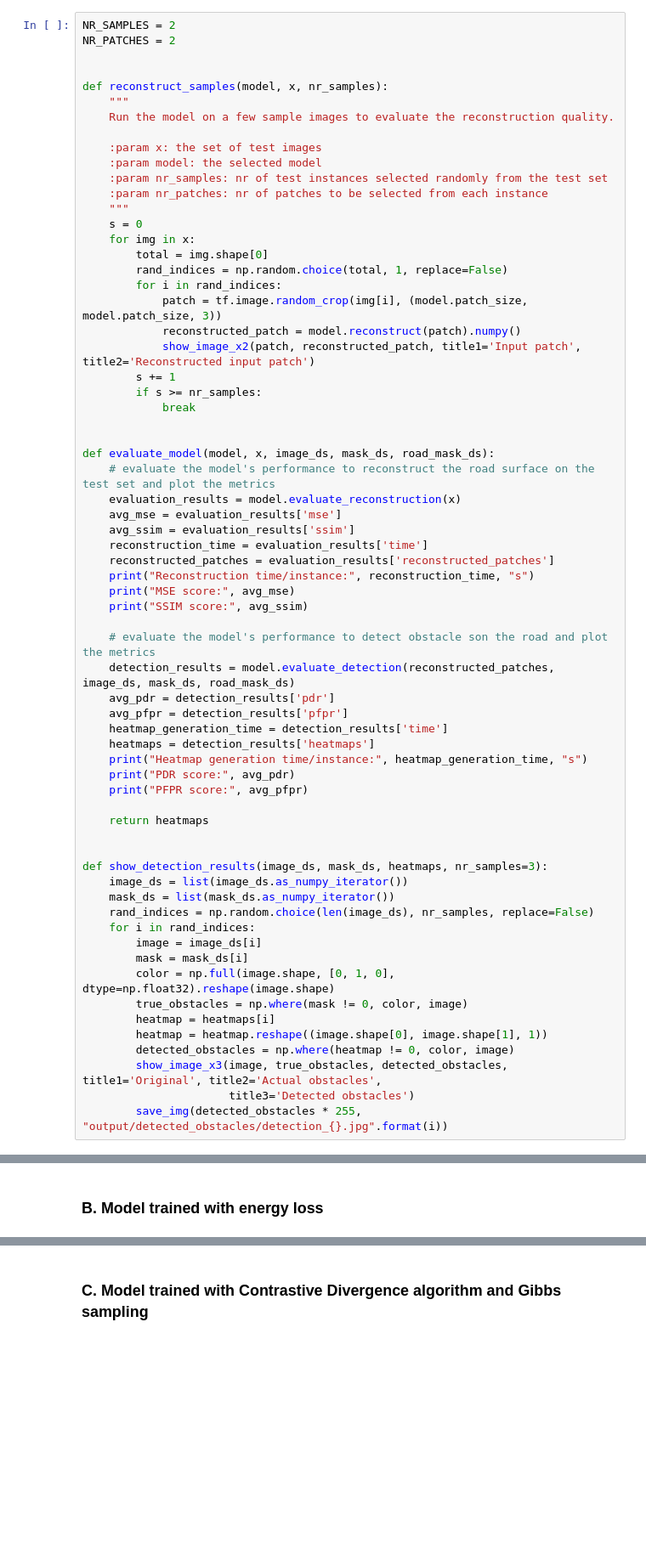
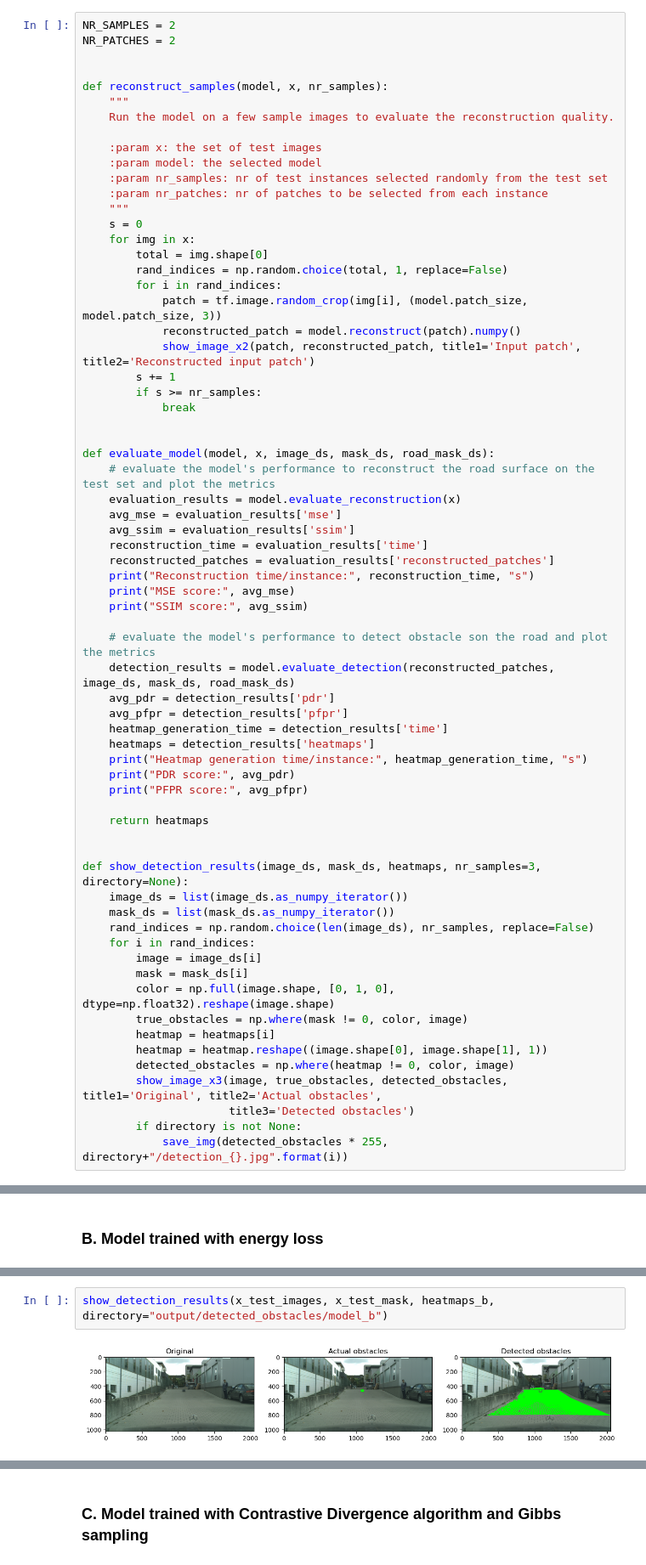
Before and after one commit to keresztesbeata/Unexpected-Obstacle-Detection, a Jupyter notebook: Simple_RBM.ipynb, the cells around one changed output, grey strips where cells are left out. Shown at 85% size. Drawn from its saved outputs; the diff is of its cells as text; blank space fills up the shorter version.

```diff
--- a/Simple_RBM.ipynb
+++ b/Simple_RBM.ipynb
@@ -828,7 +828,7 @@ def evaluate_model(model, x, image_ds, mask_ds, road_mask_ds):
     return heatmaps
 
 
-def show_detection_results(image_ds, mask_ds, heatmaps, nr_samples=3):
+def show_detection_results(image_ds, mask_ds, heatmaps, nr_samples=3, directory=None):
     image_ds = list(image_ds.as_numpy_iterator())
     mask_ds = list(mask_ds.as_numpy_iterator())
     rand_indices = np.random.choice(len(image_ds), nr_samples, replace=False)
@@ -842,7 +842,8 @@ def show_detection_results(image_ds, mask_ds, heatmaps, nr_samples=3):
         detected_obstacles = np.where(heatmap != 0, color, image)
         show_image_x3(image, true_obstacles, detected_obstacles, title1='Original', title2='Actual obstacles',
                       title3='Detected obstacles')
-        save_img(detected_obstacles * 255, "output/detected_obstacles/detection_{}.jpg".format(i))
+        if directory is not None:
+            save_img(detected_obstacles * 255, directory+"/detection_{}.jpg".format(i))
 # %% [markdown]
 ### A. Model trained with MSE loss
 # %%
@@ -969,0 +1001,4 @@ heatmaps_b = evaluate_model(model_b, x_test, x_test_images, x_test_mask, x_test_
+# %%
+show_detection_results(x_test_images, x_test_mask, heatmaps_b, directory="output/detected_obstacles/model_b")
+# %% [output]
+[figure, added]
```
Also changed, not shown: parts of 24 cells of this notebook, 2 other files.
